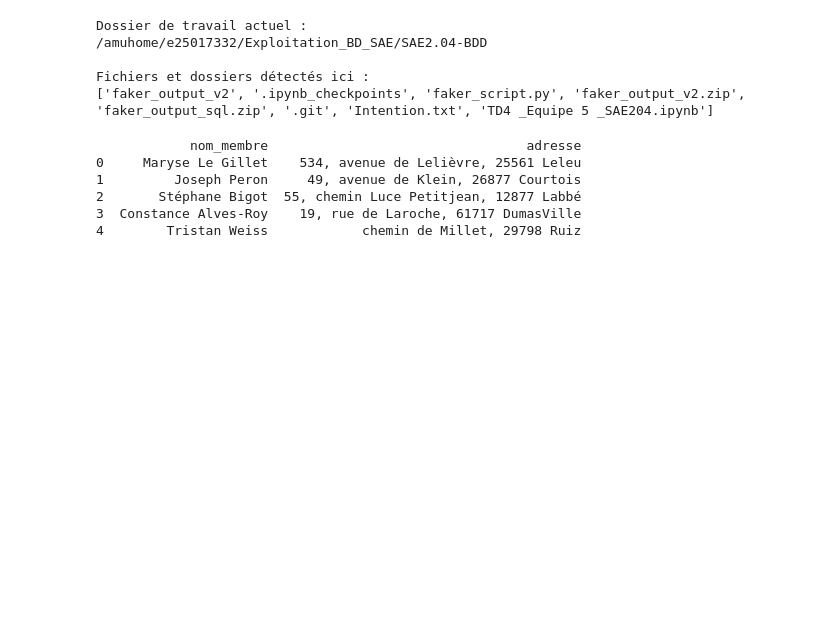
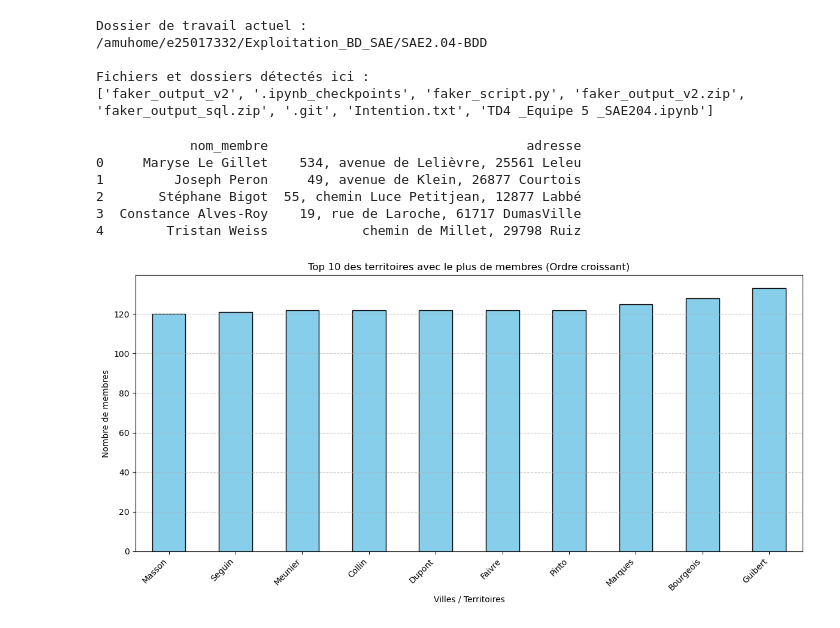
Before and after one commit to DURAN-Kalvin-25013186/SAE2.04-BDD, a Jupyter notebook: TD4 _Equipe 5 _SAE204.ipynb, the cells around one changed output. Cells and saved outputs as stored; diff of their text form; code cells hidden in the pictures; blank space fills up the shorter version.

```diff
--- a/TD4 _Equipe 5 _SAE204.ipynb
+++ b/TD4 _Equipe 5 _SAE204.ipynb
@@ -29,3 +29,35 @@ print(grade[['nom_membre', 'adresse']].head(5))
 2       Stéphane Bigot  55, chemin Luce Petitjean, 12877 Labbé
 3  Constance Alves-Roy    19, rue de Laroche, 61717 DumasVille
 4        Tristan Weiss            chemin de Millet, 29798 Ruiz
+# %%
+import pandas as pd
+import matplotlib.pyplot as plt
+
+# 1. On charge le fichier
+df = pd.read_csv('faker_output_v2/Membre.csv')
+
+# 2. Extraction simplifiée de la ville (le texte à la fin de l'adresse)
+# On récupère ce qui n'est pas un chiffre à la fin de la ligne
+df['ville'] = df['adresse'].str.extract(r'(\D+)$')[0].str.strip()
+
+# 3. On récupère les 10 villes les plus fréquentes (le Top 10)
+top_10 = df['ville'].value_counts().head(10)
+
+# 4. ON TRIE PAR ORDRE CROISSANT
+# C'est cette ligne qui fait la magie : du plus petit au plus grand
+top_10_croissant = top_10.sort_values(ascending=True)
+
+# 5. Création du graphique
+plt.figure(figsize=(12, 6))
+top_10_croissant.plot(kind='bar', color='skyblue', edgecolor='black')
+
+plt.title('Top 10 des territoires avec le plus de membres (Ordre croissant)')
+plt.xlabel('Villes / Territoires')
+plt.ylabel('Nombre de membres')
+plt.xticks(rotation=45, ha='right') # Inclinaison pour que les noms ne se chevauchent pas
+plt.grid(axis='y', linestyle='--', alpha=0.7)
+
+plt.tight_layout()
+plt.show()
+# %% [output]
+[figure, added]
```
